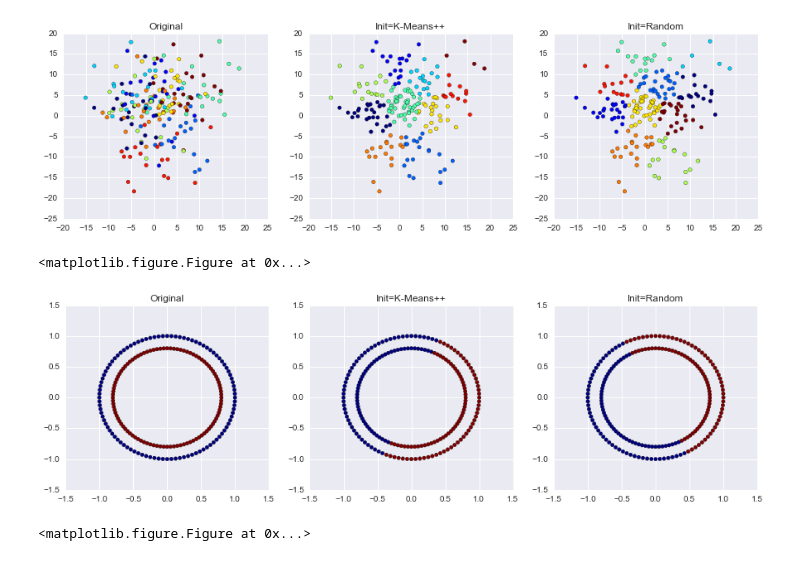
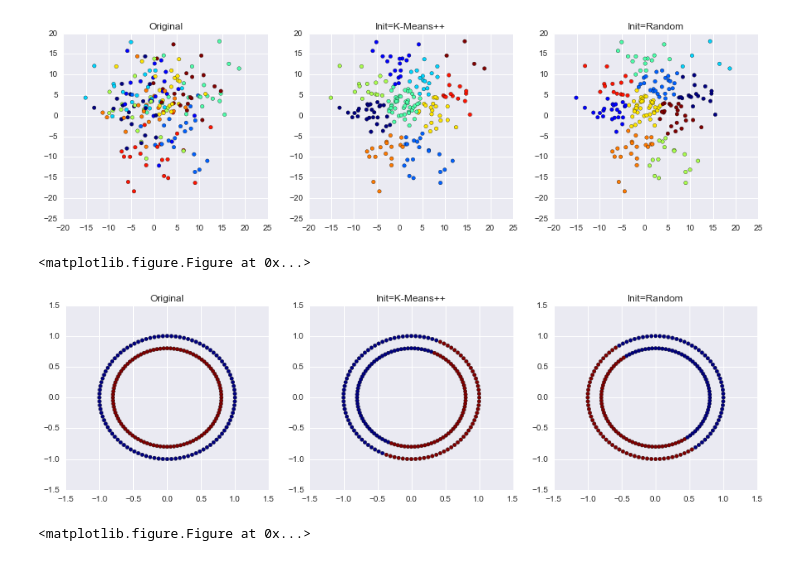
Before and after one commit to sreeharihegden/CSE-5334-Data-Mining, a Jupyter notebook: PA3/PA3_Clustering_DimensionalityReduction.ipynb, the cells around one changed output. Saved outputs shown, nothing was run; the diff lists cells and outputs as text; code cells hidden in the pictures.

```diff
--- a/PA3/PA3_Clustering_DimensionalityReduction.ipynb
+++ b/PA3/PA3_Clustering_DimensionalityReduction.ipynb
@@ -242,20 +252,22 @@ part1_plot_clustering(t1e_data, t1e_ground_truth, t1e_kmeanspp_cluster_assignmen
 # %%
 #task t1f
 # For this assignment, you will be using make_circles function
 # See url http://scikit-learn.org/stable/modules/generated/sklearn.datasets.make_circles.html for details
 # Create a dataset with 200 2-D points
 # Remember to create it with a random state of 1234
 #In the code, call the K-Means function with k=2
 
-t1f_data, t1f_ground_truth = None
-t1f_kmeanspp = None
-t1f_kmeanspp_cluster_assignments = None
-t1f_kmeans_random = None
-t1f_kmeans_random_cluster_assignments = None
+t1f_data, t1f_ground_truth = datasets.make_circles(n_samples=200, random_state=1234)
+t1f_kmeanspp = KMeans(n_clusters=2,init='k-means++',random_state=1234)
+t1f_kmeanspp.fit(t1f_data)
+t1f_kmeanspp_cluster_assignments = t1f_kmeanspp.labels_
+t1f_kmeans_random = KMeans(n_clusters=2,init='random',random_state=1234)
+t1f_kmeans_random.fit(t1f_data)
+t1f_kmeans_random_cluster_assignments = t1f_kmeans_random.labels_
 part1_plot_clustering(t1f_data, t1f_ground_truth, t1f_kmeanspp_cluster_assignments, t1f_kmeans_random_cluster_assignments)
 # %% [output]
 <matplotlib.figure.Figure at 0x...>
-[figure, old version]
+[figure, new version]
 # %%
 #task t1g
 # For this assignment, you will be using make_moons function
```
Also changed, not shown: parts of 5 cells of this notebook.
